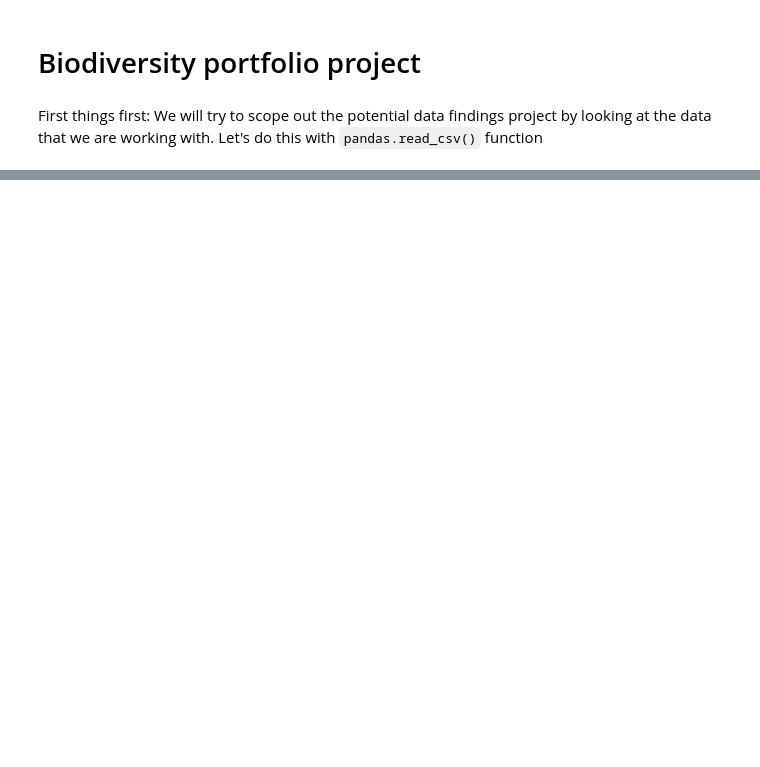
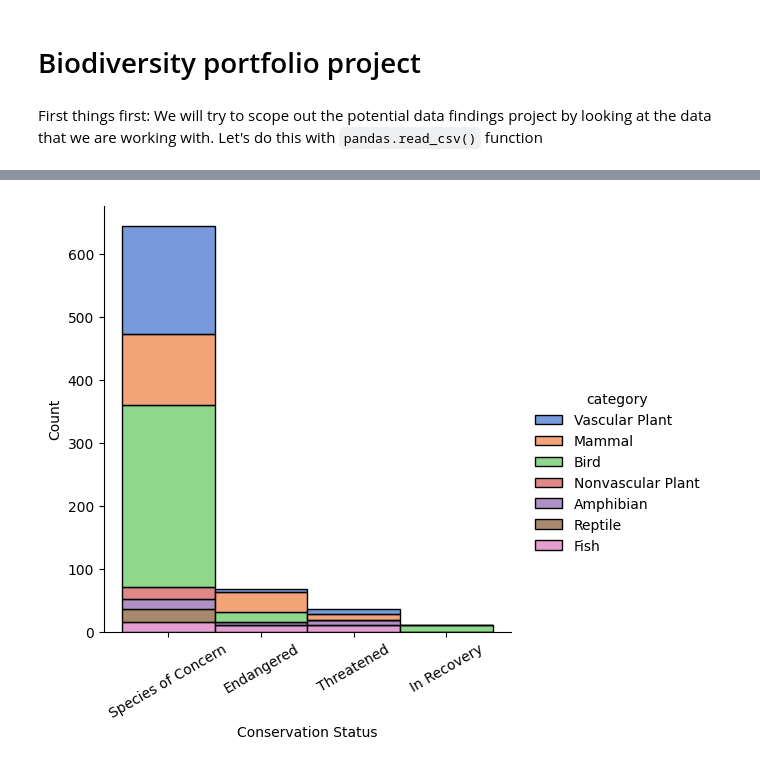
Before and after one commit to lampnis/biodiversity, a Jupyter notebook: biodiversity.ipynb, the cells around one changed output, grey strips where cells are left out. Drawn from its saved outputs; the diff is of its cells as text; code cells hidden in the pictures; blank space fills up the shorter version.

```diff
--- a/biodiversity.ipynb
+++ b/biodiversity.ipynb
@@ -35,0 +151,10 @@ print(species.head())
+# %%
+observations['conservation_status'] = observations['conservation_status'].replace('No conservation status', np.nan)
+
+sns.displot(data=observations, x='conservation_status', hue='category', multiple='stack', palette='muted')
+plt.xlabel('Conservation Status')
+plt.ylabel('Count')
+plt.xticks(rotation=30)
+plt.show()
+# %% [output]
+[figure, added]
```
Also changed, not shown: parts of 15 cells of this notebook.
